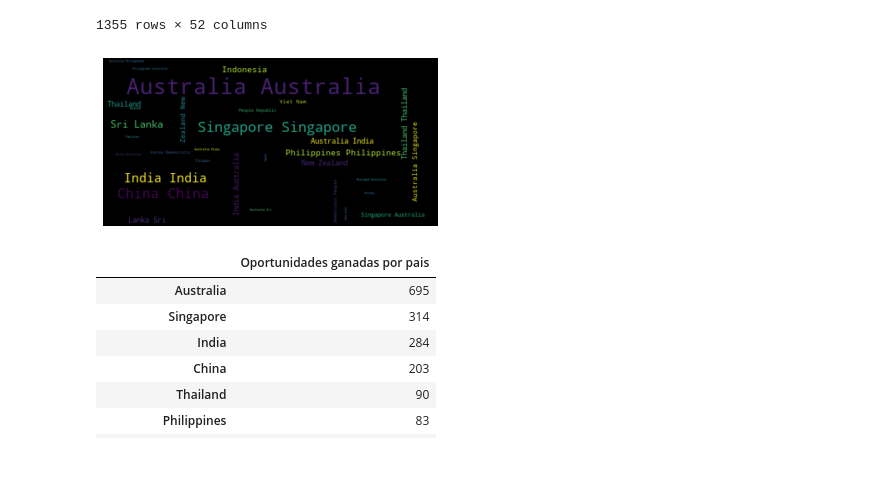
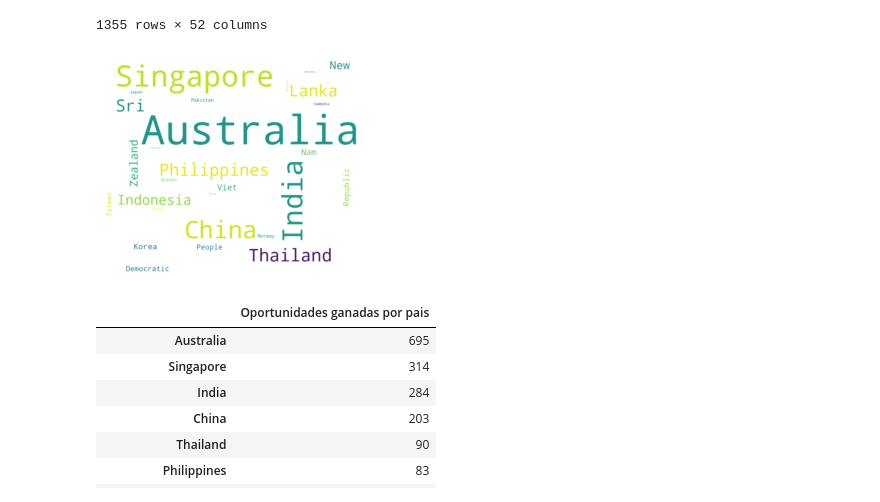
Before and after one commit to Ramaxx95/TP1-Orga-de-Datos, a Jupyter notebook: Visualizaciones/Region_APAC.ipynb, the cells around one changed output. Cells and saved outputs as stored; diff of their text form; code cells hidden in the pictures; blank space fills up the shorter version.

Commit message:
Word cloud ahora si

```diff
--- a/Visualizaciones/Region_APAC.ipynb
+++ b/Visualizaciones/Region_APAC.ipynb
@@ -67,14 +67,15 @@ oportunidades_perdidas_APAC
 # %%
 text = " ".join(country for country in oportunidades_ganadas_APAC.Billing_Country)
 paises_ganados = oportunidades_ganadas_APAC.Billing_Country.astype(str)
 
-wordcloud = WordCloud(collocations=False, ).generate(text)
+wordcloud = WordCloud(collocations=False,background_color="white",
+                          width=1200, height=1000).generate(text)
 
 plt.imshow(wordcloud, interpolation='bilinear')
 plt.axis("off")
 plt.show()
 # %% [output]
-[figure, old version]
+[figure, new version]
 # %%
 ganadas_por_pais_APAC_df = oportunidades_ganadas_APAC.Billing_Country.value_counts().to_frame()
 ganadas_por_pais_APAC_df.columns=['Oportunidades ganadas por pais']
```
